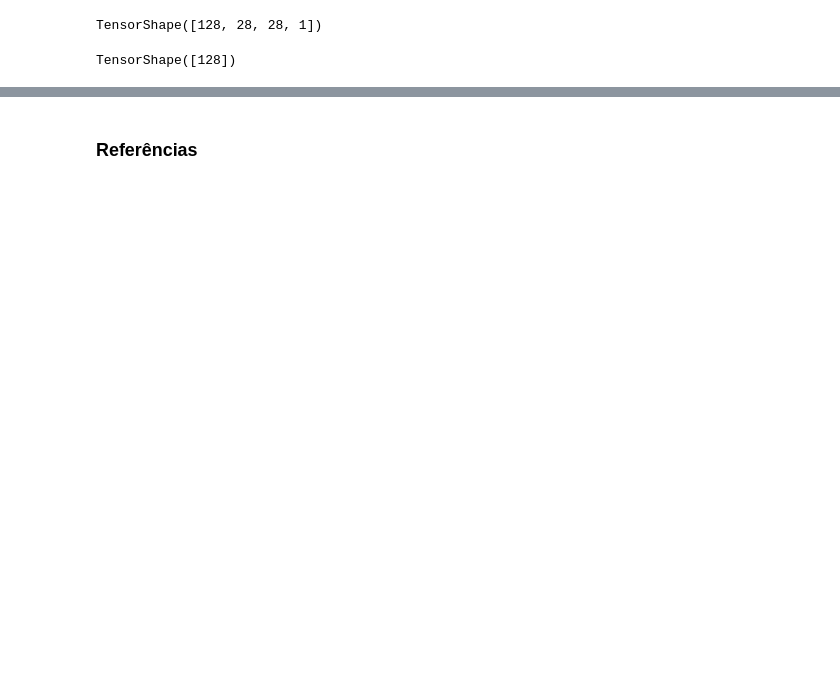
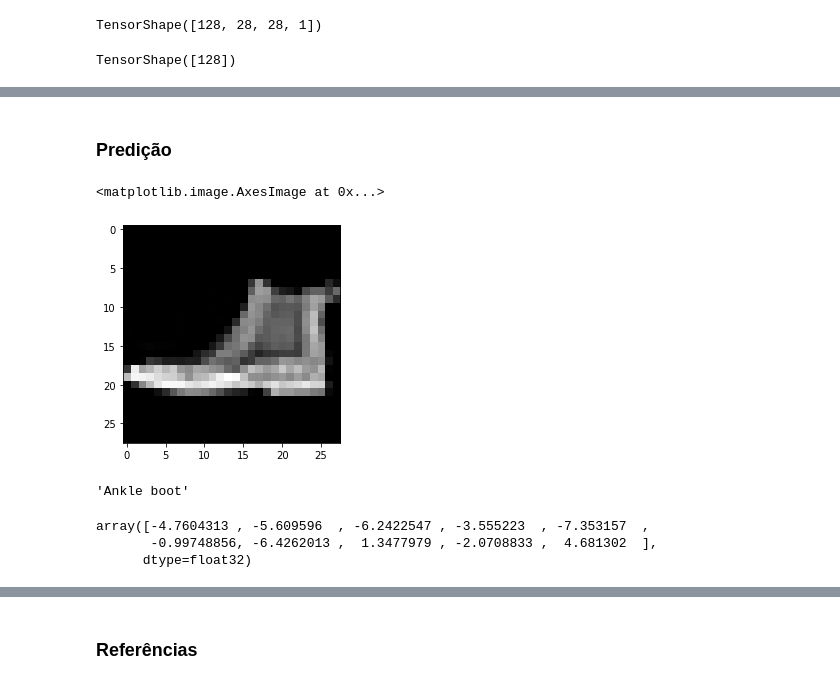
Before and after one commit to alcunha/nn-with-tf, a Jupyter notebook: Convolutional-Neural-Networks-with-TF.ipynb, the cells around one changed output, grey strips where cells are left out. Cells and saved outputs as stored; diff of their text form; code cells hidden in the pictures; blank space fills up the shorter version.

```diff
--- a/Convolutional-Neural-Networks-with-TF.ipynb
+++ b/Convolutional-Neural-Networks-with-TF.ipynb
@@ -428,0 +425,2 @@ plt.show()
+# %% [markdown]
+### Predição
@@ -428,0 +430,11 @@ plt.show()
+# %%
+features, labels = next(iter(fmnist_test))
+# %%
+plt.imshow(features.numpy()[0].reshape(28, 28), cmap='gray')
+# %% [output]
+<matplotlib.image.AxesImage at 0x...>
+[figure, added]
+# %%
+info.features['label'].int2str(labels.numpy()[0])
+# %% [output]
+'Ankle boot'
@@ -428,0 +443,6 @@ plt.show()
+# %%
+predictions[0]
+# %% [output]
+array([-4.7604313 , -5.609596  , -6.2422547 , -3.555223  , -7.353157  ,
+       -0.99748856, -6.4262013 ,  1.3477979 , -2.0708833 ,  4.681302  ],
+      dtype=float32)
```
Also changed, not shown: parts of 27 cells of this notebook.
